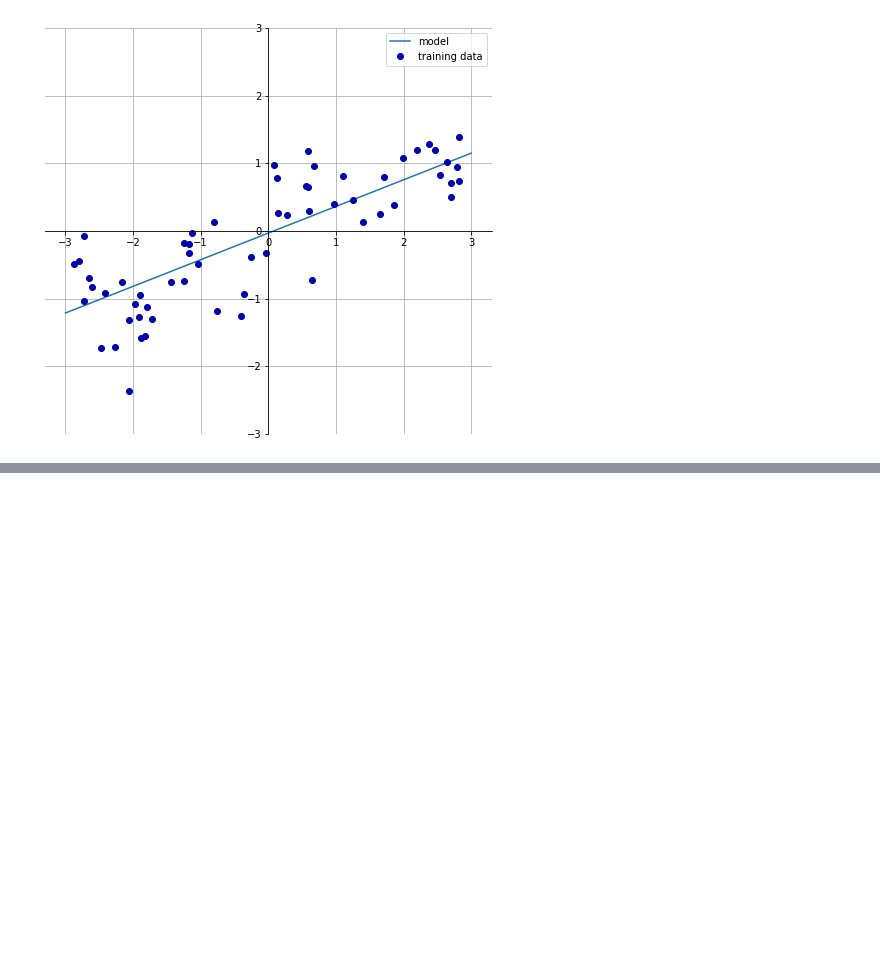
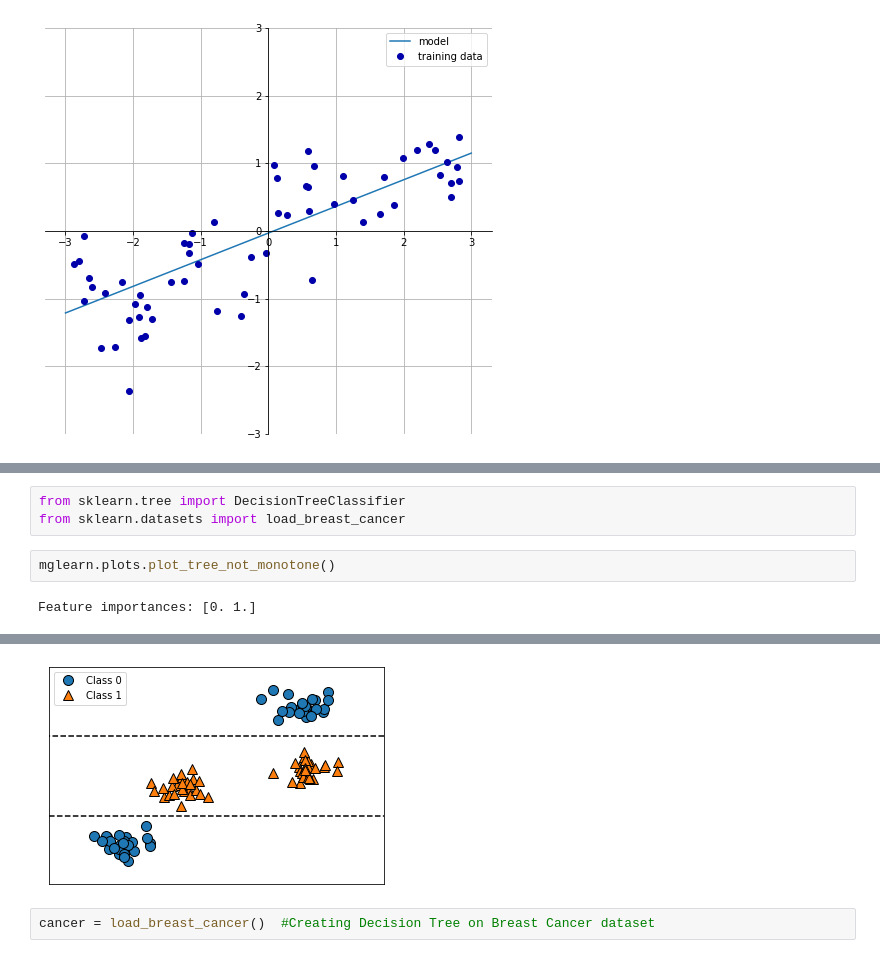
Before and after one commit to runjhunratawal/Machine-Learning-with-Python-Practice, a Jupyter notebook: Supervised_ML_Algorithms.ipynb, the cells around one changed output, grey strips where cells are left out. Saved outputs shown, nothing was run; the diff lists cells and outputs as text; blank space fills up the shorter version.

```diff
--- a/Supervised_ML_Algorithms.ipynb
+++ b/Supervised_ML_Algorithms.ipynb
@@ -120,0 +130,7 @@ w[0]: 0.393906  b: -0.031804
+# %%
+from sklearn.tree import DecisionTreeClassifier
+from sklearn.datasets import load_breast_cancer
+# %%
+mglearn.plots.plot_tree_not_monotone()
+# %% [output]
+Feature importances: [0. 1.]
@@ -120,0 +138,3 @@ w[0]: 0.393906  b: -0.031804
+[figure, added]
+# %%
+cancer = load_breast_cancer()  #Creating Decision Tree on Breast Cancer dataset
```
Also changed, not shown: parts of 8 cells of this notebook.
